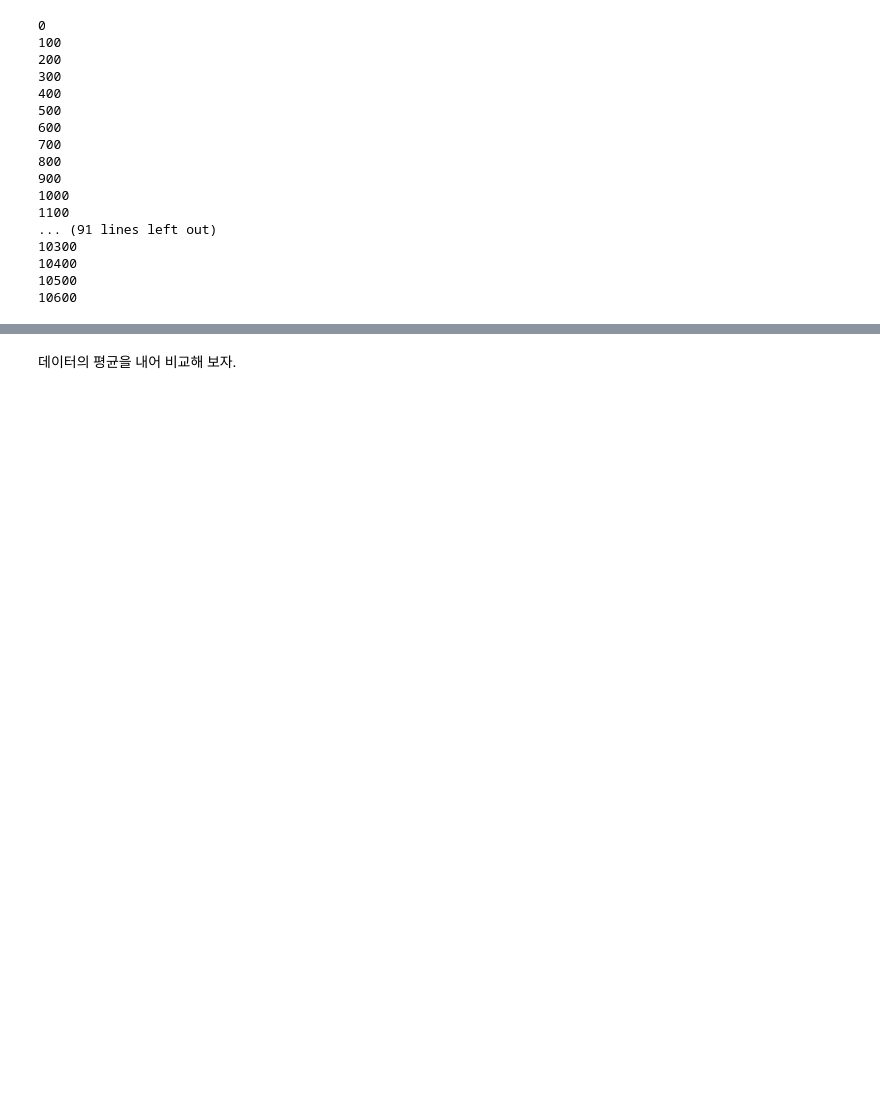
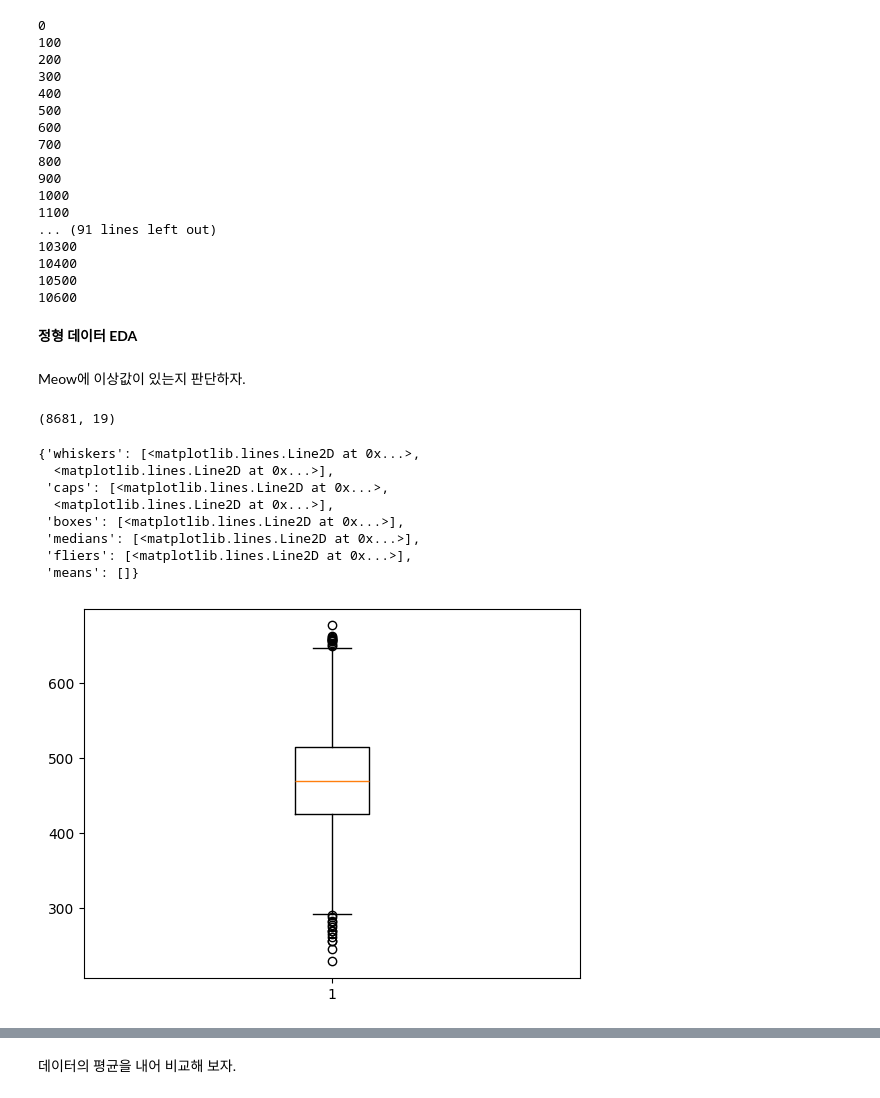
Before and after one commit to lukekim420/catclass, a Jupyter notebook: eda_mid.ipynb, the cells around one changed output, grey strips where cells are left out. Cells and saved outputs as stored; diff of their text form; code cells hidden in the pictures; blank space fills up the shorter version.

```diff
--- a/eda_mid.ipynb
+++ b/eda_mid.ipynb
@@ -375,7 +376,29 @@ df.to_csv("/catclass/augmented_data/structured_data/train/meow/caterwaul.csv")
 10400
 10500
 10600
+# %% [markdown]
+**정형 데이터 EDA**
 # %%
 #dataframe 불러오기
 df_meow = pd.read_csv("/catclass/augmented_data/structured_data/train/meow/meow.csv").iloc[:,1:]
 df_caterwaul = pd.read_csv("/catclass/augmented_data/structured_data/train/caterwaul/caterwaul.csv").iloc[:,1:]
+# %% [markdown]
+Meow에 이상값이 있는지 판단하자.
+# %%
+meow_arr = df_meow.__array__()
+meow_arr.shape
+# %% [output]
+(8681, 19)
+# %%
+err_array = np.sum(np.abs(meow_arr - np.average(meow_arr)), axis = 1) #전체 값의 합에 대한 오차 (박스플롯)
+plt.boxplot(err_array)
+# %% [output]
+{'whiskers': [<matplotlib.lines.Line2D at 0x...>,
+  <matplotlib.lines.Line2D at 0x...>],
+ 'caps': [<matplotlib.lines.Line2D at 0x...>,
+  <matplotlib.lines.Line2D at 0x...>],
+ 'boxes': [<matplotlib.lines.Line2D at 0x...>],
+ 'medians': [<matplotlib.lines.Line2D at 0x...>],
+ 'fliers': [<matplotlib.lines.Line2D at 0x...>],
+ 'means': []}
+[figure, added]
```
Also changed, not shown: parts of 25 cells of this notebook.
